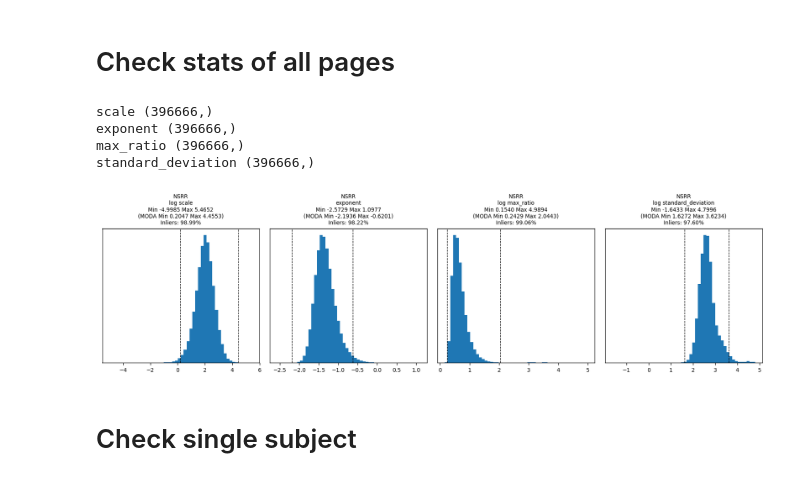
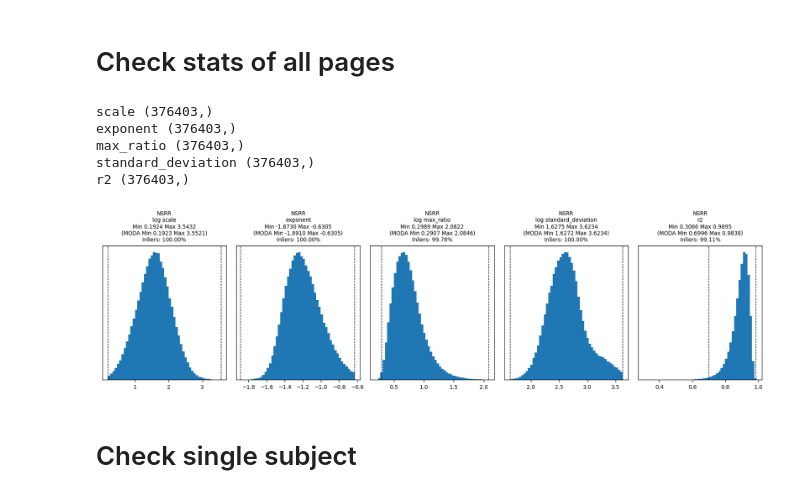
Before and after one commit to nicolasigor/sleep-rnn, a Jupyter notebook: figs_thesis/2021_eda_nsrr_page_exclusion.ipynb, the cells around one changed output. Saved outputs shown, nothing was run; the diff lists cells and outputs as text; code cells hidden in the pictures.

Commit message:
nsrr exp

```diff
--- a/figs_thesis/2021_eda_nsrr_page_exclusion.ipynb
+++ b/figs_thesis/2021_eda_nsrr_page_exclusion.ipynb
@@ -73,6 +73,7 @@ moda_page_stats = {
     'exponent': [],
     'max_ratio': [],
     'standard_deviation': [],
+    'r2': [],
 }
 
 for sub_signal, sub_pages in tqdm(zip(signals, pages)):
@@ -81,7 +82,7 @@ for sub_signal, sub_pages in tqdm(zip(signals, pages)):
     pages_scales, pages_exponents = utils.compute_pagewise_powerlaw(freq, pages_spectrum)  # (n_pages,)
 
     # Deviation from power law
-    f_min = 4
+    f_min = 2
     f_max = 30
     valid_locs = np.where((freq >= f_min) & (freq <= f_max))[0]
     dev_f = freq[valid_locs]
@@ -91,10 +92,20 @@ for sub_signal, sub_pages in tqdm(zip(signals, pages)):
     error = dev_x / dev_x_law  # n_pages, n_freqs
     max_error = np.max(error, axis=1)  # to detect weird peaks, shape (n_pages,)
 
+    # for r2, we remove sigma
+    valid_locs = np.where((dev_f < 10) | (dev_f > 17))[0]
+    dev_f = dev_f[valid_locs]
+    log_dev_x = np.log(dev_x[:, valid_locs])
+    log_dev_x_law = np.log(dev_x_law[:, valid_locs])
+    squared_data = np.sum((log_dev_x - log_dev_x.mean(axis=1).reshape(-1, 1)) ** 2, axis=1)
+    squared_residuals = np.sum((log_dev_x - log_dev_x_law) ** 2, axis=1)
+    r2 = 1 - squared_residuals / squared_data  # (n_pages,)
+
     moda_page_stats['scale'].append(pages_scales)
     moda_page_stats['exponent'].append(pages_exponents)
     moda_page_stats['max_ratio'].append(max_error)
     moda_page_stats['standard_deviation'].append(sub_signal.std(axis=1))
+    moda_page_stats['r2'].append(r2)
 
 for key in moda_page_stats.keys():
     moda_page_stats[key] = np.concatenate(moda_page_stats[key])
@@ -111,5 +123,5 @@ standard_deviation (4494,)
 # %%
-fig, axes = plt.subplots(1, 4, figsize=(14, 4), dpi=120)
+fig, axes = plt.subplots(1, 5, figsize=(14, 4), dpi=120)
 for i_k, key in enumerate(moda_page_stats.keys()):
     ax = axes[i_k]
     ax.hist(moda_page_stats[key], bins=20)
@@ -182,7 +195,7 @@ for i in range(len(subject_ids)):
     subject_mean_proba = np.mean(subject_proba)
     subdataset = subject_id[:-4]
 
-    subject_data = nsrr.read_subject_data(subject_id)
+    subject_data = nsrr.read_subject_data(subject_id, exclusion_of_pages=False)
     age = float(subject_data['age'].item())
     female = int(subject_data['sex'].item() == 'f')
 
@@ -264,10 +309,12 @@ page_stats = {
     'exponent': [],
     'max_ratio': [],
     'standard_deviation': [],
+    'r2': [],
 }
 
 for subject_id in tqdm(predictions.all_ids):
-    sub_signal = nsrr.get_subject_signal(subject_id, normalize_clip=False)
+    subject_data = nsrr.read_subject_data(subject_id, exclusion_of_pages=False)
+    sub_signal = subject_data['signal']
     sub_pages = predictions.data[subject_id]['n2_pages']
 
     n2_minutes = sub_pages.size * nsrr.original_page_duration / 60
@@ -279,7 +326,7 @@ for subject_id in tqdm(predictions.all_ids):
     pages_scales, pages_exponents = utils.compute_pagewise_powerlaw(freq, pages_spectrum)  # (n_pages,)
 
     # Deviation from power law
-    f_min = 4
+    f_min = 2
     f_max = 30
     valid_locs = np.where((freq >= f_min) & (freq <= f_max))[0]
     dev_f = freq[valid_locs]
@@ -289,53 +336,64 @@ for subject_id in tqdm(predictions.all_ids):
     error = dev_x / dev_x_law  # n_pages, n_freqs
     max_error = np.max(error, axis=1)  # to detect weird peaks, shape (n_pages,)
 
+    # for r2, we remove sigma
+    valid_locs = np.where((dev_f < 10) | (dev_f > 17))[0]
+    dev_f = dev_f[valid_locs]
+    log_dev_x = np.log(dev_x[:, valid_locs])
+    log_dev_x_law = np.log(dev_x_law[:, valid_locs])
+    squared_data = np.sum((log_dev_x - log_dev_x.mean(axis=1).reshape(-1, 1)) ** 2, axis=1)
+    squared_residuals = np.sum((log_dev_x - log_dev_x_law) ** 2, axis=1)
+    r2 = 1 - squared_residuals / squared_data  # (n_pages,)
+
     page_stats['scale'].append(pages_scales)
     page_stats['exponent'].append(pages_exponents)
     page_stats['max_ratio'].append(max_error)
     page_stats['standard_deviation'].append(sub_signal.std(axis=1))
+    page_stats['r2'].append(r2)
 
 for key in page_stats.keys():
     page_stats[key] = np.concatenate(page_stats[key])
     print(key, page_stats[key].shape)
 # %% [output]
-scale (396666,)
-exponent (396666,)
-max_ratio (396666,)
-standard_deviation (396666,)
+scale (376403,)
+exponent (376403,)
+max_ratio (376403,)
+standard_deviation (376403,)
+r2 (376403,)
 # %%
-fig, axes = plt.subplots(1, 4, figsize=(14, 4), dpi=120)
+fig, axes = plt.subplots(1, 5, figsize=(14, 4), dpi=120)
 for i_k, key in enumerate(page_stats.keys()):
     ax = axes[i_k]
 
     value_vector = page_stats[key]
     moda_value_vector = moda_page_stats[key]
 
     if key in ['scale', 'max_ratio', 'standard_deviation']:
         value_vector = np.log(value_vector)
         moda_value_vector = np.log(moda_value_vector)
         name_str = 'log %s' % key
     else:
         name_str = key
 
     moda_min = moda_value_vector.min()
     moda_max = moda_value_vector.max()
 
     # Count number of pages falling outside MODA ranges
     n_inliers = np.sum((value_vector >= moda_min) * (value_vector <= moda_max))
     n_total = value_vector.size
     fraction_inliers = 100 * n_inliers / n_total
 
     ax.hist(value_vector, bins=50)
     ax.set_title('NSRR\n%s\nMin %1.4f Max %1.4f\n(MODA Min %1.4f Max %1.4f)\nInliers: %1.2f%%' % (
         name_str, value_vector.min(), value_vector.max(), moda_min, moda_max, fraction_inliers), fontsize=8)
     ax.tick_params(labelsize=8)
     ax.axvline(moda_min, color="k", linestyle="--", linewidth=0.8)
     ax.axvline(moda_max, color="k", linestyle="--", linewidth=0.8)
     ax.set_yticks([])
 plt.tight_layout()
 plt.show()
 # %% [output]
-[figure, old version]
+[figure, new version]
 # %%
 spectra = []
 all_std = []
```
Also changed, not shown: parts of 6 cells of this notebook.
